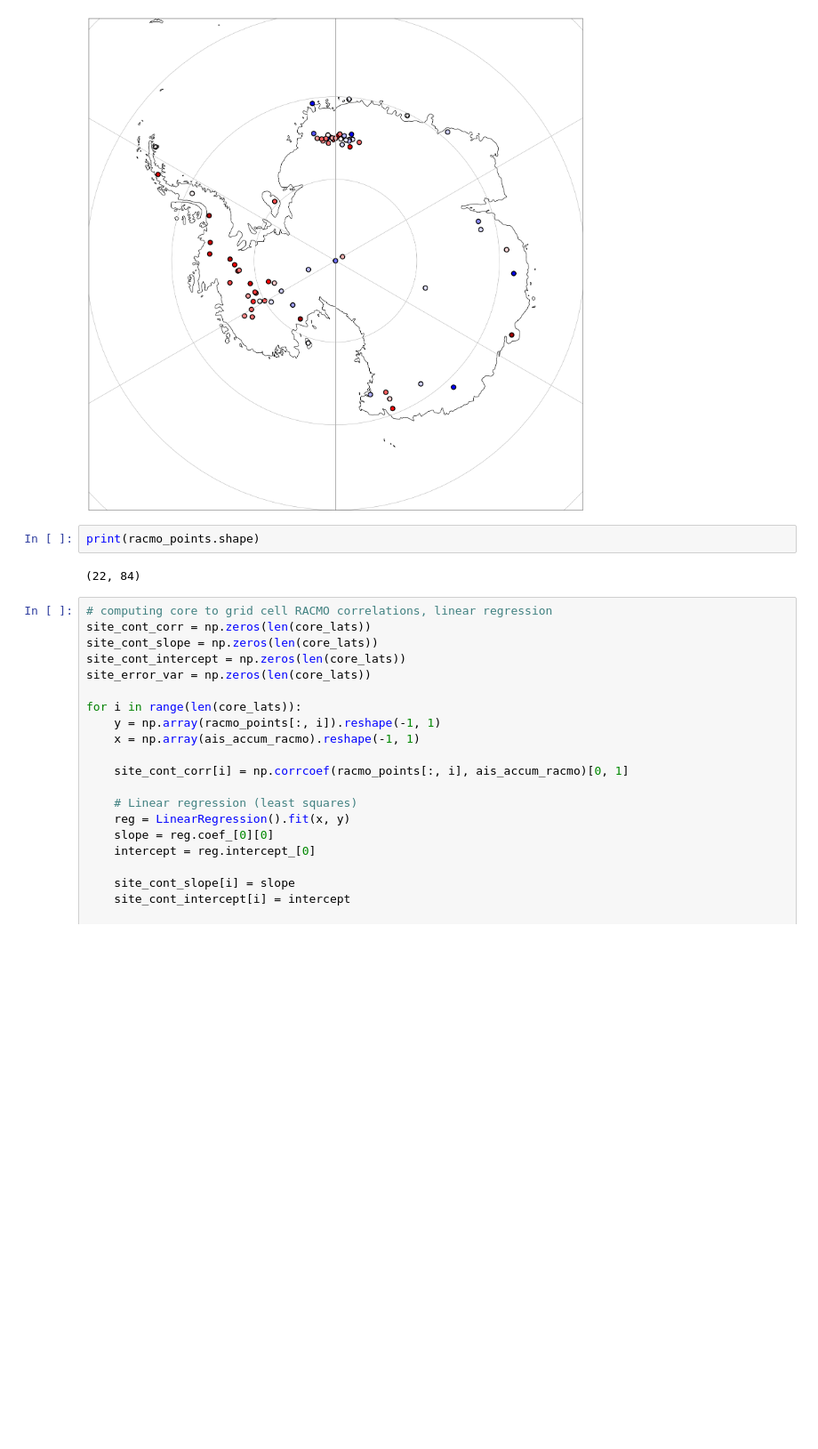
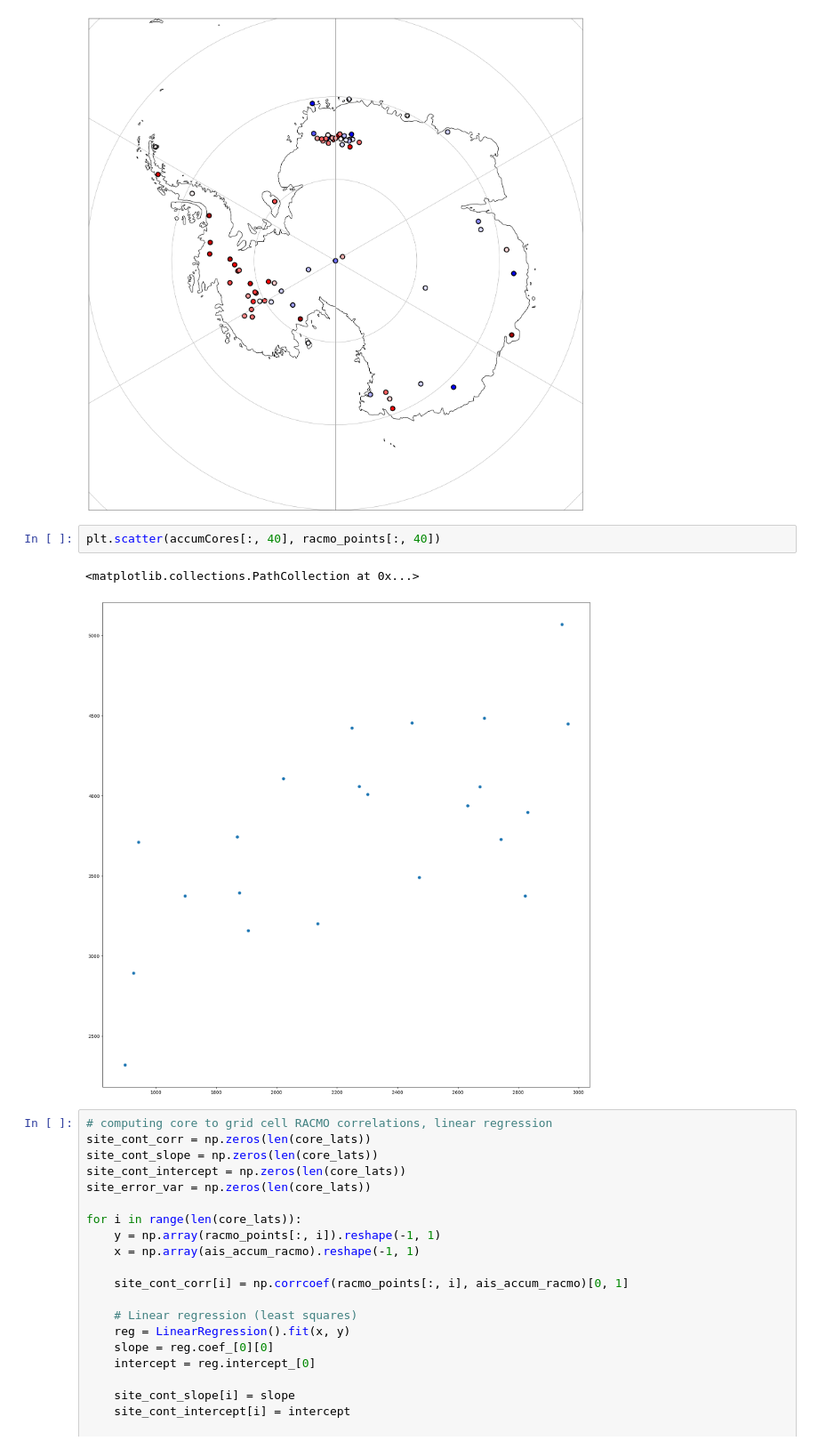
Before and after one commit to advikeswaran/metric-reconstruction, a Jupyter notebook: RACMO_xESMF.ipynb, the cells around one changed output. Shown at 89% size. Drawn from its saved outputs; the diff is of its cells as text; blank space fills up the shorter version.

```diff
--- a/RACMO_xESMF.ipynb
+++ b/RACMO_xESMF.ipynb
@@ -464,9 +464,10 @@ plt.show()
 # %% [output]
 [figure]
 # %%
-print(racmo_points.shape)
+plt.scatter(accumCores[:, 40], racmo_points[:, 40])
 # %% [output]
-(22, 84)
+<matplotlib.collections.PathCollection at 0x...>
+[figure, added]
 # %%
 # computing core to grid cell RACMO correlations, linear regression
 site_cont_corr = np.zeros(len(core_lats))
```
Also changed, not shown: 4 other files.
